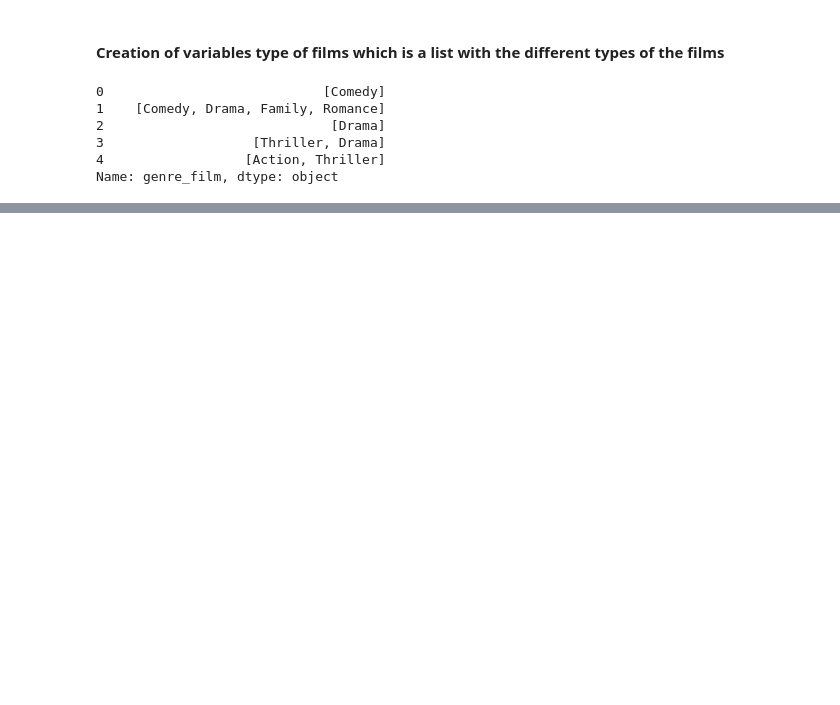
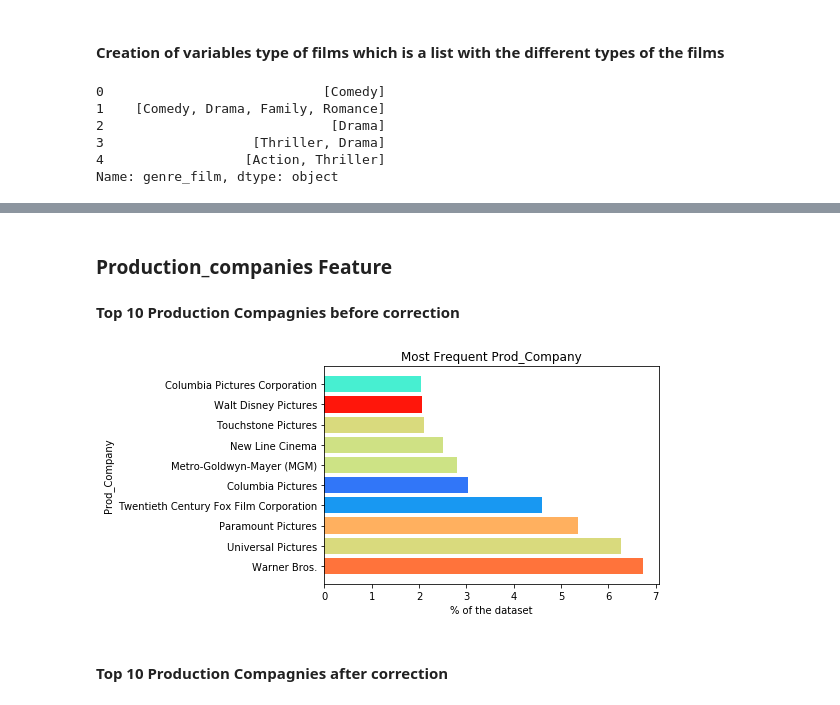
Before and after one commit to wolusien/Kaggle_projects, a Jupyter notebook: BoxOffice/BoxOffice.ipynb, the cells around one changed output, grey strips where cells are left out. Drawn from its saved outputs; the diff is of its cells as text; code cells hidden in the pictures; blank space fills up the shorter version.

```diff
--- a/BoxOffice/BoxOffice.ipynb
+++ b/BoxOffice/BoxOffice.ipynb
@@ -392,16 +214,0 @@ Number of languages : 56
-# %%
-lang_dsort = dict()
-tmp = list(lang_count.values())
-tmp1 = list(lang_count.keys())
-while max(tmp)>5:
-    ind = tmp.index(max(tmp))
-    lang_dsort[tmp1[ind]] = max(tmp)
-    tmp.remove(tmp[ind])
-    tmp1.remove(tmp1[ind])
-
-c = 0
-for k,v in lang_dsort.items():
-    if c>14:
-        break
-    print(k+" "+str(v))
-    c+=1
@@ -446,0 +215,16 @@ plt.show()
+# %%
+def indic_var(x,c):
+    if c in x:
+        return 1
+    else:
+        return 0
+
+g = top_genres['Genres'].tolist()
+print(g)
+
+g.sort()
+for i in g:
+    dft["genre_"+i] = dft['genre_film'].apply(lambda x: indic_var(x,i))
+
+dft.drop('genres_v2',axis=1,inplace=True)
+dft.dtypes
@@ -446,0 +250,18 @@ plt.show()
+# %% [markdown]
+### Production_companies Feature
+# %%
+d_count = dict()
+
+dft['production_companies_v2'].apply(lambda x: aux(d_count,x))
+
+prod_companies = pd.DataFrame.from_dict({'Prod_Company': list(d_count.keys()), 'Nb Films':list(d_count.values())})
+prod_companies = prod_companies[['Prod_Company','Nb Films']].copy()
+top_prod = prod_companies.nlargest(5, 'Nb Films')
+# %% [markdown]
+**Top 10  Production Compagnies before correction**
+# %%
+plot_graph(10,prod_companies,dft.shape[0])
+# %% [output]
+[figure, added]
+# %% [markdown]
+#### **Top 10  Production Compagnies after correction**
```
Also changed, not shown: parts of 84 cells of this notebook.
